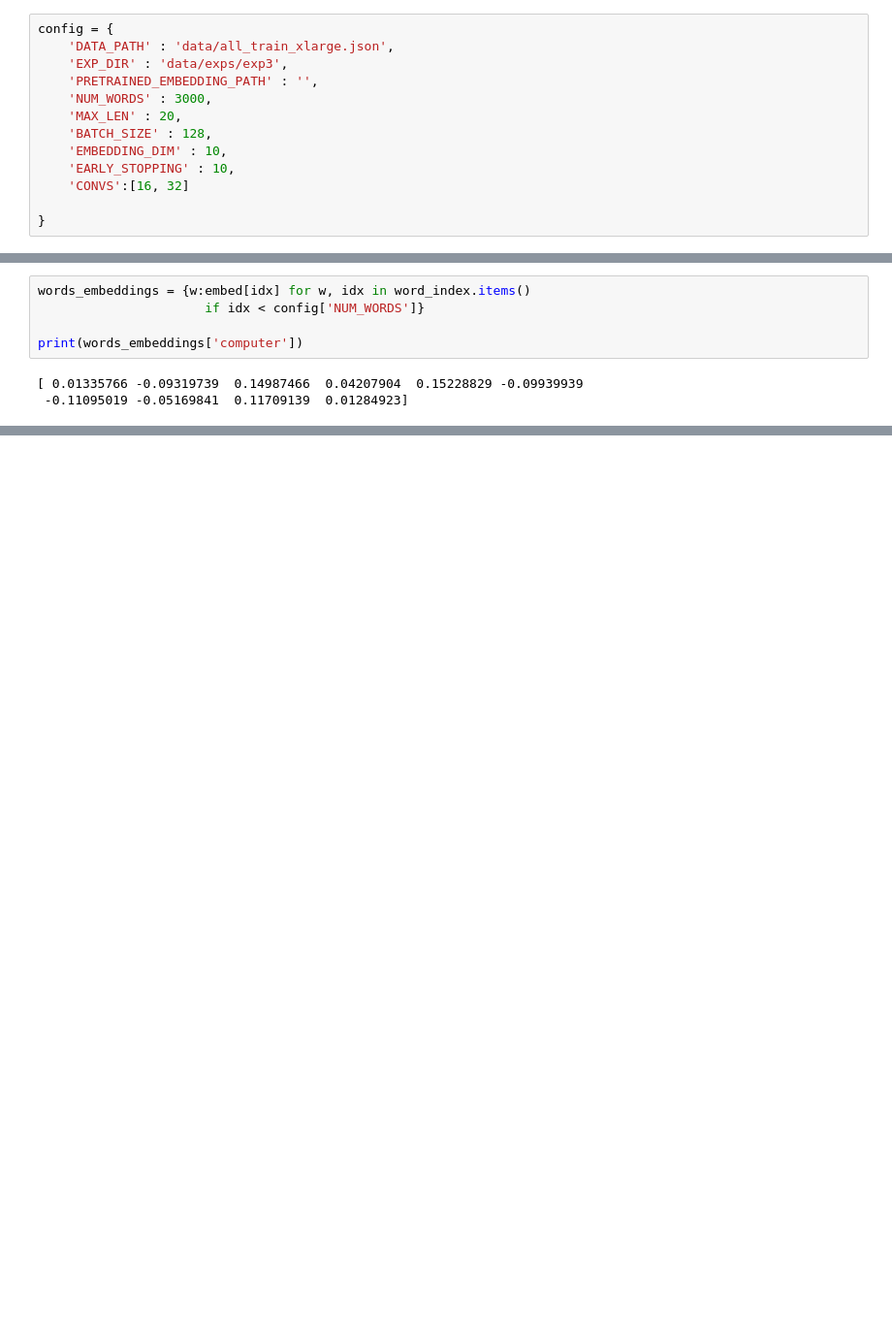
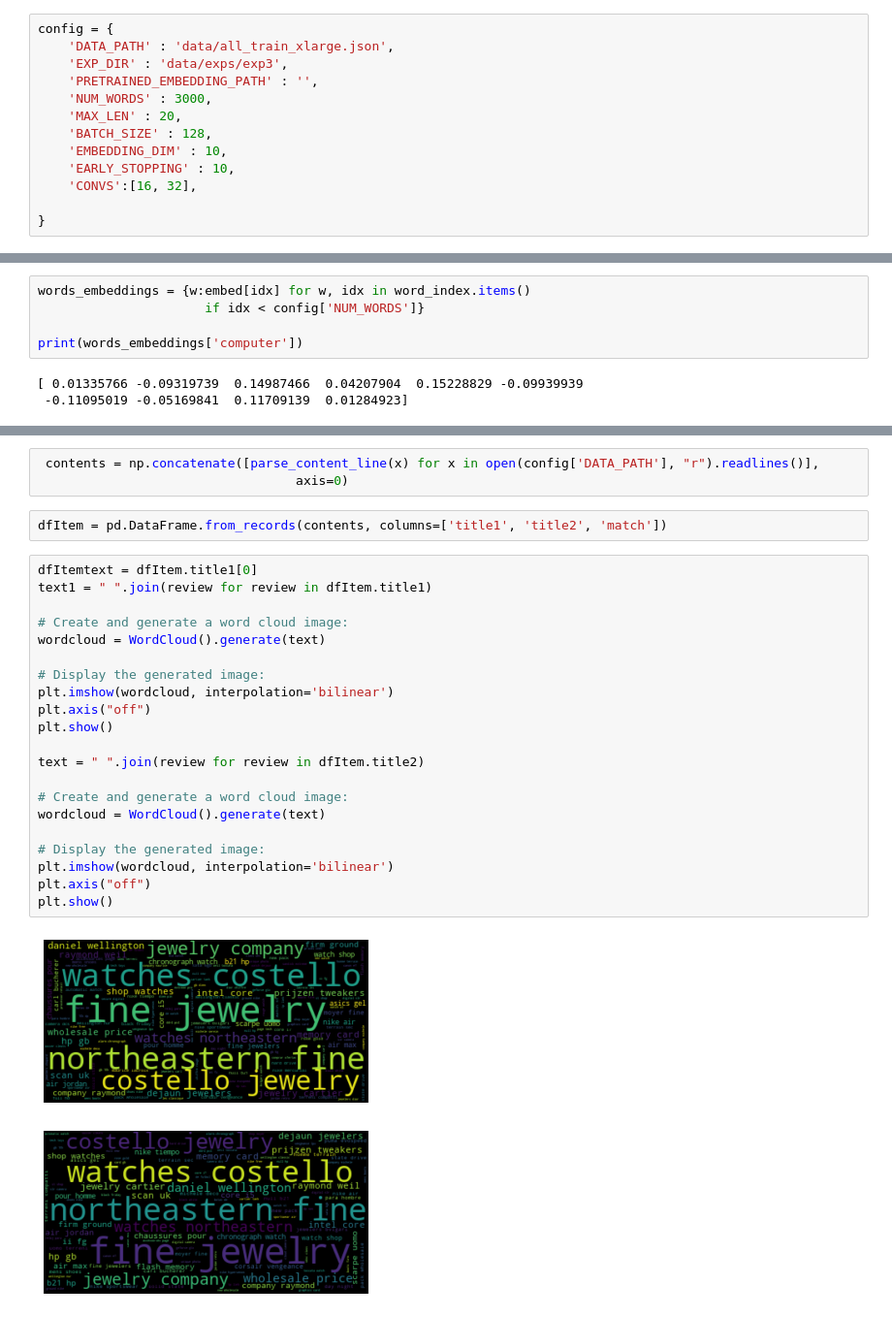
Before and after one commit to belerico/insertion-matcher, a Jupyter notebook: main.ipynb, the cells around one changed output, grey strips where cells are left out. Shown at 97% size. Cells and saved outputs as stored; diff of their text form; blank space fills up the shorter version.

```diff
--- a/main.ipynb
+++ b/main.ipynb
@@ -97,7 +92,7 @@ config = {
     'BATCH_SIZE' : 128,
     'EMBEDDING_DIM' : 10,
     'EARLY_STOPPING' : 10,
-    'CONVS':[16, 32]
+    'CONVS':[16, 32],
 
 }
 # %%
@@ -197,0 +202,29 @@ print(words_embeddings['computer'])
+# %%
+ contents = np.concatenate([parse_content_line(x) for x in open(config['DATA_PATH'], "r").readlines()],
+                                  axis=0)
+# %%
+dfItem = pd.DataFrame.from_records(contents, columns=['title1', 'title2', 'match'])
+# %%
+dfItemtext = dfItem.title1[0]
+text1 = " ".join(review for review in dfItem.title1)
+
+# Create and generate a word cloud image:
+wordcloud = WordCloud().generate(text)
+
+# Display the generated image:
+plt.imshow(wordcloud, interpolation='bilinear')
+plt.axis("off")
+plt.show()
+
+text = " ".join(review for review in dfItem.title2)
+
+# Create and generate a word cloud image:
+wordcloud = WordCloud().generate(text)
+
+# Display the generated image:
+plt.imshow(wordcloud, interpolation='bilinear')
+plt.axis("off")
+plt.show()
+# %% [output]
+[figure, added]
+[figure, added]
```
Also changed, not shown: parts of 5 cells of this notebook.
